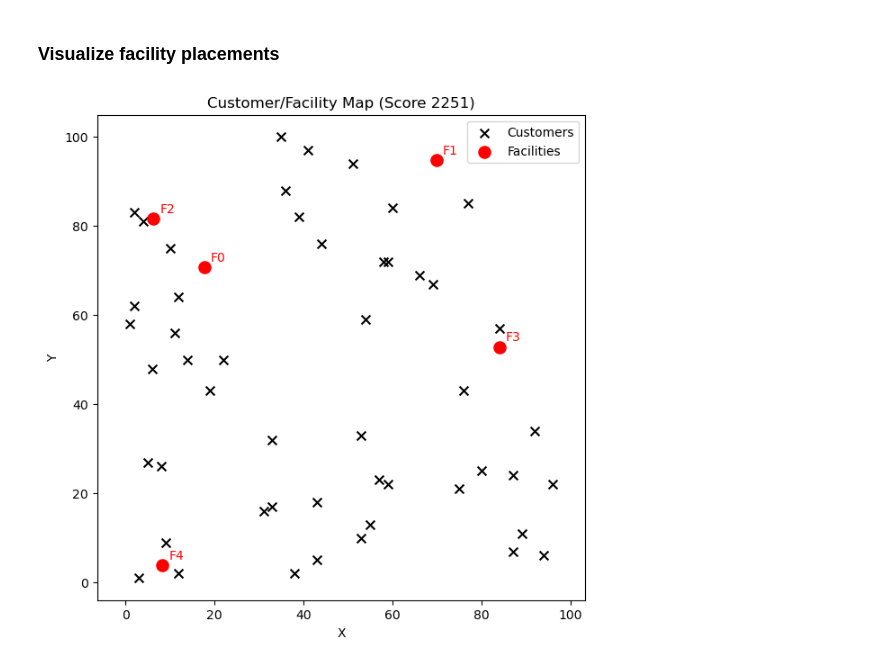
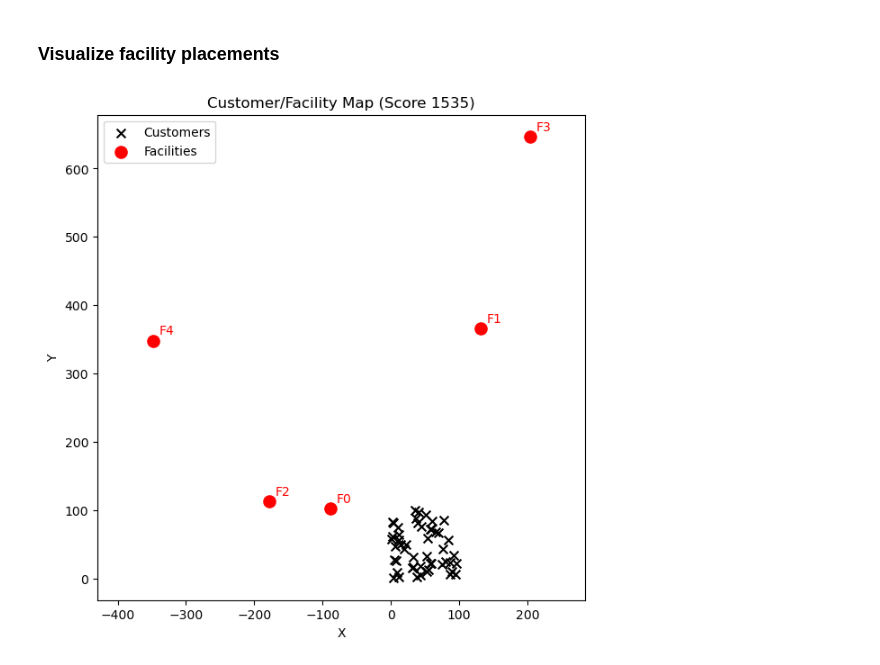
Before and after one commit to benbekir/optimization-algorithms, a Jupyter notebook: multiple-objectives-constraints/nsga.ipynb, the cells around one changed output. Cells and saved outputs as stored; diff of their text form; code cells hidden in the pictures.

```diff
--- a/multiple-objectives-constraints/nsga.ipynb
+++ b/multiple-objectives-constraints/nsga.ipynb
@@ -185,0 +262,16 @@ def calculate_fronts(solutions: list[Solution]):
+# %%
+def mutate(mutation_rate, solutions, customers) -> list[Solution]:
+    children: list[Solution] = []
+    for solution in solutions:
+        # mutate this solution with given probability
+        if random.random() >= mutation_rate:
+            continue
+
+        # move all facilities value extracted from normal distribution
+        for f in solution.facilities:
+            f.x += random.gauss(0, 10)
+            f.y += random.gauss(0, 10)
+
+        child = create_solution(solution.facilities, customers)
+        children.append(child)
+    return children
@@ -228,12 +338,22 @@ customers
 # %%
-solution_facilities = create_parents(5, facility_count, facility_capacity, min_x, max_x, min_y, max_y, customers)
-solutions = list[Solution]()
-for facilities in solution_facilities:
-    dispersion_score = total_facility_dispersion(facilities)
-    service_score = total_service_distance(facilities)
-    solution = Solution(service_score, dispersion_score, facilities)
-    solutions.append(solution)
-fronts = calculate_fronts(solutions)
+POPULATION_SIZE = 25
+MUTATION_RATE = 0.35
+NUMBER_OF_GENERATION = 50
+
+# create initial population
+parents = create_parents(POPULATION_SIZE, facility_count, facility_capacity, min_x, max_x, min_y, max_y, customers)
+for _ in range(NUMBER_OF_GENERATION):
+    # mutate some part of the population
+    children = mutate(MUTATION_RATE, parents, customers)
+    # crossover parents to create new children
+    crossed = crossover(parents, customers)
+    # use the entire population (normal + mutation + crossover)
+    population = parents + children + crossed
+    # calculate the frontiers and distances for every solution
+    calculate_fronts(population)
+    calculate_crowding_distance(population)
+    # select best new parents with tournament selection
+    parents = tournament_selection(POPULATION_SIZE, population)
 # %% [markdown]
 ### Visualize fronts
 # %%
@@ -272,31 +399,31 @@ plt.show()
 # %% [markdown]
 ### Visualize facility placements
 # %%
-solution = solutions[0]
+solution = parents[0]
 
 plt.figure(figsize=(7, 7))
 
 # plot customers
 cx = [c.x for c in customers]
 cy = [c.y for c in customers]
 plt.scatter(cx, cy, marker="x", color="black", s=50, label="Customers")
 
 # plot facilities
 fx = [f.x for f in solution.facilities]
 fy = [f.y for f in solution.facilities]
 plt.scatter(fx, fy, marker="o", color="red", s=90, label="Facilities")
 
 # annotate facilities
 for i, f in enumerate(solution.facilities):
     plt.annotate(f"F{i}", (f.x, f.y), xytext=(5, 5), textcoords="offset points", color="red")
 
 score = solution.service_distance_score + solution.facility_dispersion_score
 
 plt.xlabel("X")
 plt.ylabel("Y")
 plt.title(f"Customer/Facility Map (Score {int(score)})")
 plt.legend()
 plt.axis("equal")
 plt.show()
 # %% [output]
-[figure, old version]
+[figure, new version]
```
Also changed, not shown: parts of 15 cells of this notebook.
